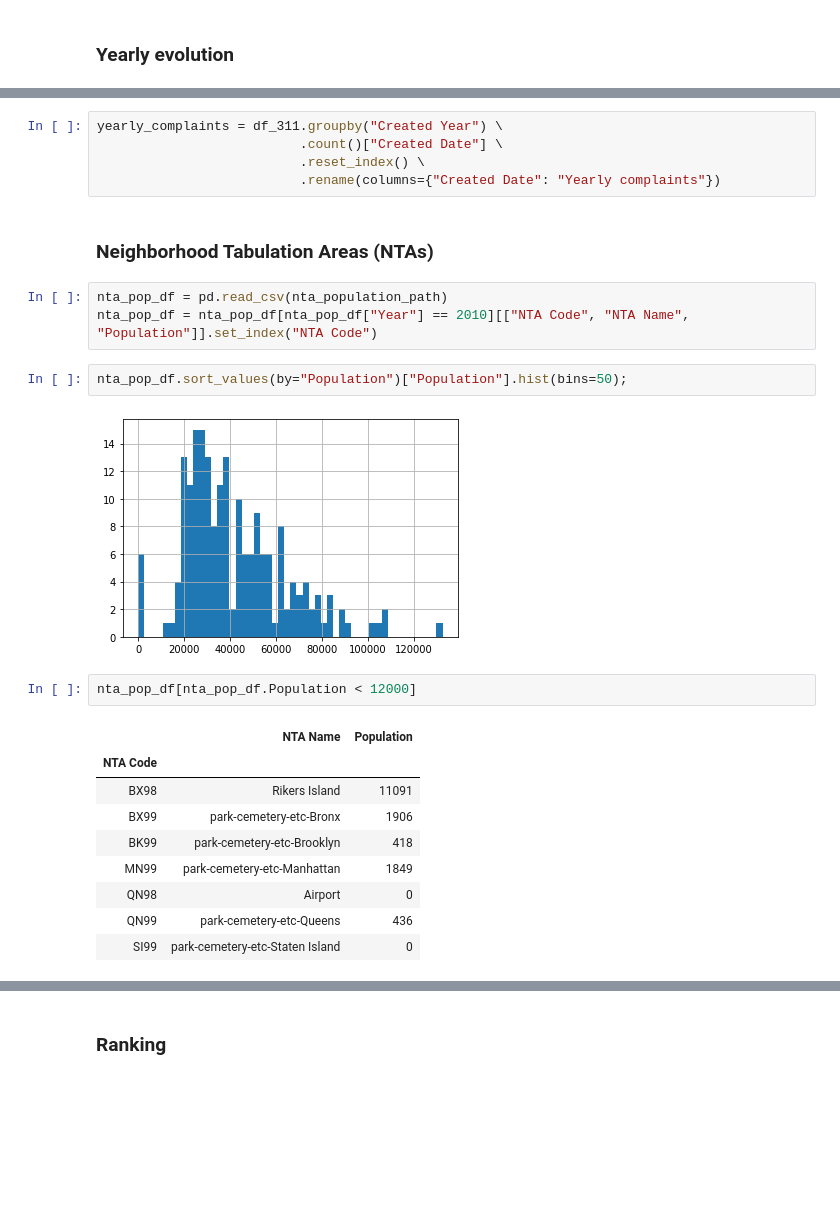
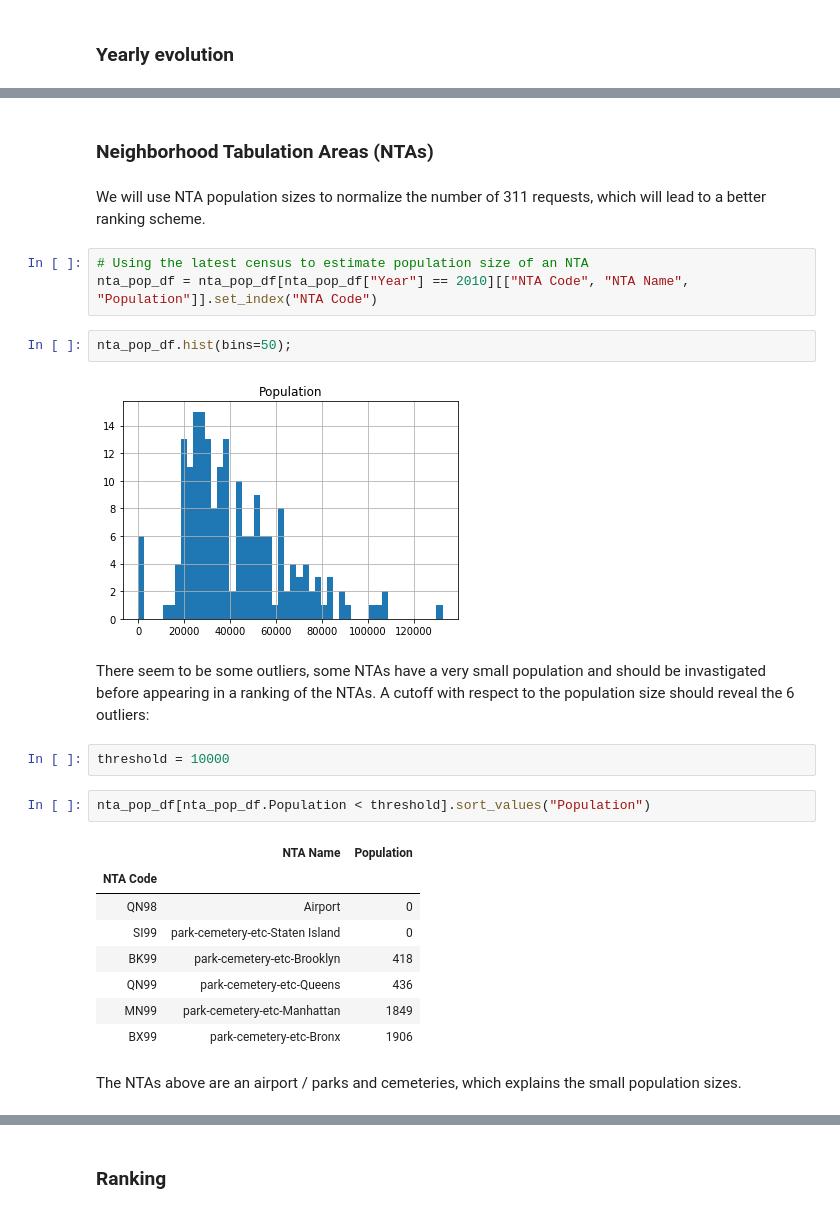
Before and after one commit to Battleman/Squada, a Jupyter notebook: ranking_ntas.ipynb, the cells around one changed output, grey strips where cells are left out. Saved outputs shown, nothing was run; the diff lists cells and outputs as text; blank space fills up the shorter version.

Commit message:
NTA ranking - wip

```diff
--- a/ranking_ntas.ipynb
+++ b/ranking_ntas.ipynb
@@ -132,30 +147,32 @@ df_311.head()
 | 32438414 | 2016-01-17 19:04:42 | 2016-01-19 08:49:00 | DOT | Department of Transportation | Street Condition | 40.761218 | -73.912766 | ... |
 | 32438415 | 2016-01-17 18:46:31 | 2016-01-17 19:51:41 | NYPD | New York City Police Department | Noise - Commercial | 40.651177 | -73.941618 | ... |
 | 32438416 | 2016-01-18 00:02:23 | 2016-01-18 16:51:22 | NYPD | New York City Police Department | Noise - Residential | 40.636969 | -73.958533 | ... |
-# %%
-yearly_complaints = df_311.groupby("Created Year") \
-                          .count()["Created Date"] \
-                          .reset_index() \
-                          .rename(columns={"Created Date": "Yearly complaints"})
 # %% [markdown]
 ### Neighborhood Tabulation Areas (NTAs)
+# %% [markdown]
+We will use NTA population sizes to normalize the number of 311 requests, which will lead to a better ranking scheme.
 # %%
-nta_pop_df = pd.read_csv(nta_population_path)
+# Using the latest census to estimate population size of an NTA
 nta_pop_df = nta_pop_df[nta_pop_df["Year"] == 2010][["NTA Code", "NTA Name", "Population"]].set_index("NTA Code")
 # %%
-nta_pop_df.sort_values(by="Population")["Population"].hist(bins=50);
+nta_pop_df.hist(bins=50);
 # %% [output]
-[figure, old version]
+[figure, new version]
+# %% [markdown]
+There seem to be some outliers, some NTAs have a very small population and should be invastigated before appearing in a ranking of the NTAs. A cutoff with respect to the population size should reveal the 6 outliers:
+# %%
+threshold = 10000
 # %%
-nta_pop_df[nta_pop_df.Population < 12000]
+nta_pop_df[nta_pop_df.Population < threshold].sort_values("Population")
 # %% [output]
 |  | NTA Name | Population |
 | NTA Code |  |  |
-| BX98 | Rikers Island | 11091 |
+| QN98 | Airport | 0 |
+| SI99 | park-cemetery-etc-Staten Island | 0 |
+| BK99 | park-cemetery-etc-Brooklyn | 418 |
+| QN99 | park-cemetery-etc-Queens | 436 |
+| MN99 | park-cemetery-etc-Manhattan | 1849 |
 | BX99 | park-cemetery-etc-Bronx | 1906 |
-| BK99 | park-cemetery-etc-Brooklyn | 418 |
-| MN99 | park-cemetery-etc-Manhattan | 1849 |
-| QN98 | Airport | 0 |
-| QN99 | park-cemetery-etc-Queens | 436 |
-| SI99 | park-cemetery-etc-Staten Island | 0 |
+# %% [markdown]
+The NTAs above are an airport / parks and cemeteries, which explains the small population sizes.
 # %%
```
Also changed, not shown: parts of 50 cells of this notebook, 2 other files.
